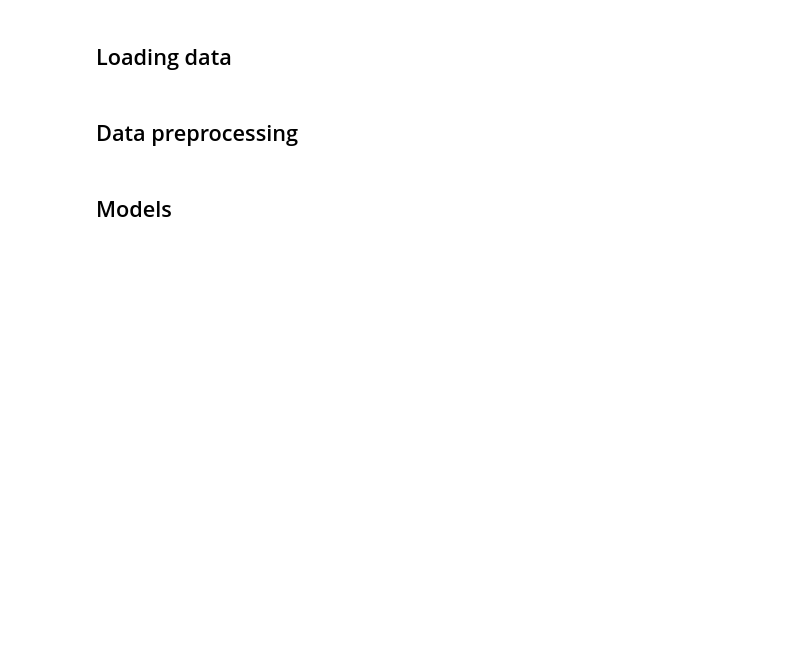
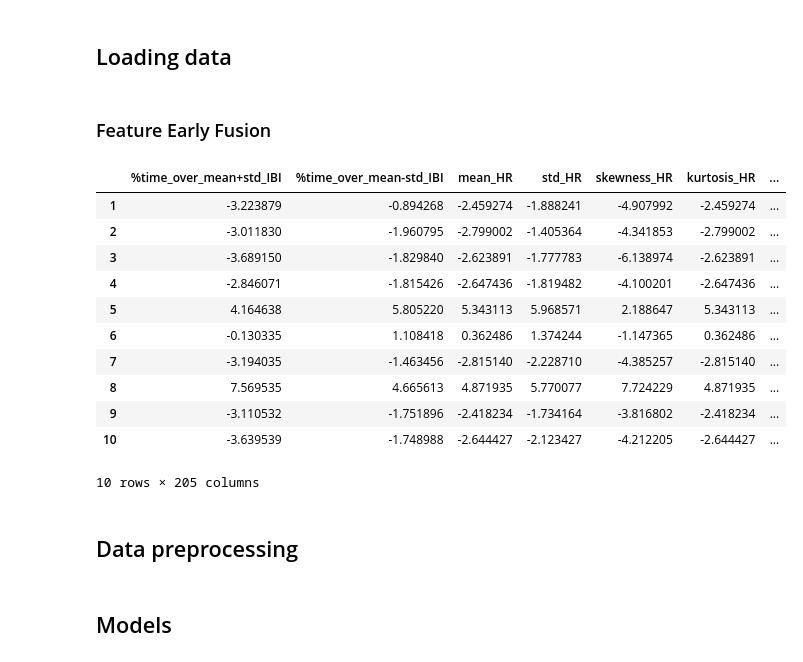
Before and after one commit to kroglkt/CogSci2, a Jupyter notebook: Reading Data.ipynb, the cells around one changed output. Drawn from its saved outputs; the diff is of its cells as text; code cells hidden in the pictures; blank space fills up the shorter version.

Commit message:
Added fused features

```diff
--- a/Reading Data.ipynb
+++ b/Reading Data.ipynb
@@ -133,6 +135,29 @@ EMO_cols = []
 
 EMO_feats = unfold_mat(EMO_feats_mat[0], feats=EMO_cols)
 #EMO_feats[0].head()
+# %% [markdown]
+### Feature Early Fusion
+# %%
+fused_features = []
+for i in range(len(GSR_feats)):
+    args = (ECG_feats[i], EEG_feats[i], GSR_feats[i], EMO_feats[i])
+    fused = pd.concat(args, axis=1)
+    fused_features.append(fused)
+
+fused_features[1].head(10)
+# %% [output]
+|  | %time_over_mean+std_IBI | %time_over_mean-std_IBI | mean_HR | std_HR | skewness_HR | kurtosis_HR | ... |
+| 1 | -3.223879 | -0.894268 | -2.459274 | -1.888241 | -4.907992 | -2.459274 | ... |
+| 2 | -3.011830 | -1.960795 | -2.799002 | -1.405364 | -4.341853 | -2.799002 | ... |
+| 3 | -3.689150 | -1.829840 | -2.623891 | -1.777783 | -6.138974 | -2.623891 | ... |
+| 4 | -2.846071 | -1.815426 | -2.647436 | -1.819482 | -4.100201 | -2.647436 | ... |
+| 5 | 4.164638 | 5.805220 | 5.343113 | 5.968571 | 2.188647 | 5.343113 | ... |
+| 6 | -0.130335 | 1.108418 | 0.362486 | 1.374244 | -1.147365 | 0.362486 | ... |
+| 7 | -3.194035 | -1.463456 | -2.815140 | -2.228710 | -4.385257 | -2.815140 | ... |
+| 8 | 7.569535 | 4.665613 | 4.871935 | 5.770077 | 7.724229 | 4.871935 | ... |
+| 9 | -3.110532 | -1.751896 | -2.418234 | -1.734164 | -3.816802 | -2.418234 | ... |
+| 10 | -3.639539 | -1.748988 | -2.644427 | -2.123427 | -4.212205 | -2.644427 | ... |
+10 rows × 205 columns
 # %% [markdown]
 ## Data preprocessing
 # %%
```
Also changed, not shown: parts of 2 cells of this notebook.
